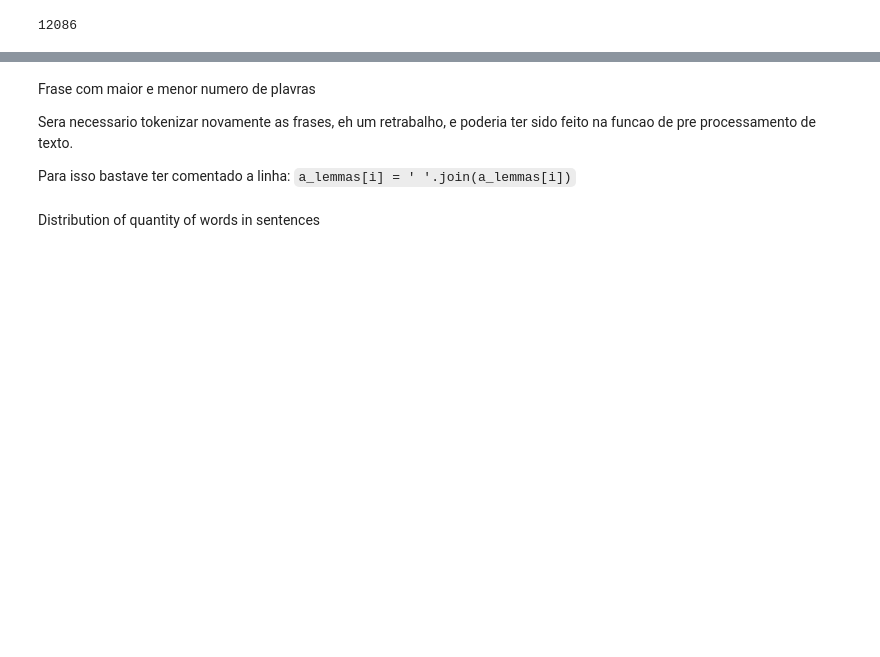
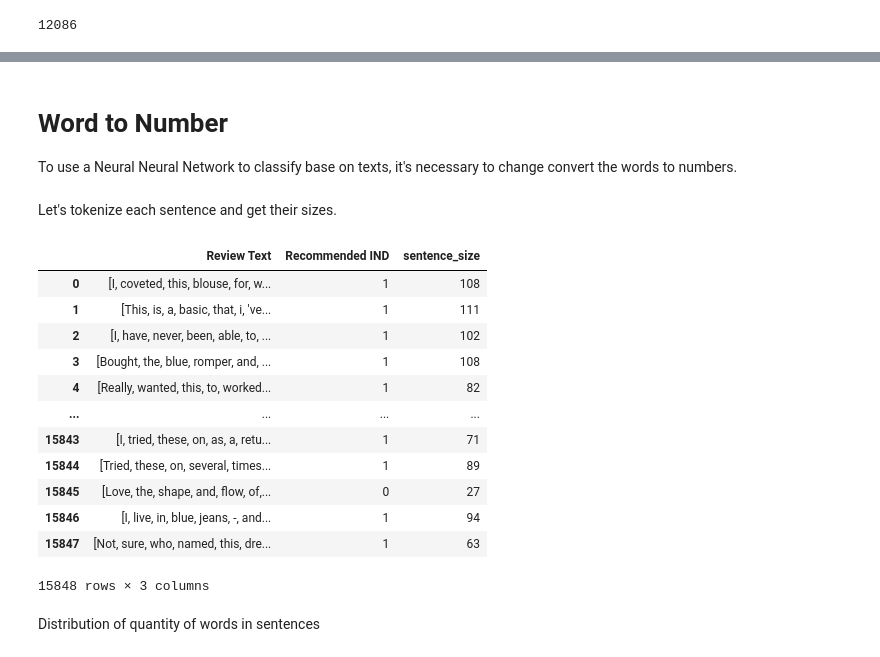
Before and after one commit to rtegao/Womens-Clothing-E-Commerce-Reviews, a Jupyter notebook: RNN/RNN_NLP.ipynb, the cells around one changed output, grey strips where cells are left out. Drawn from its saved outputs; the diff is of its cells as text; code cells hidden in the pictures; blank space fills up the shorter version.

Commit message:
Improving the documentation and explanation from all notebooks  and the README. The code of the RNN notebook has been improved too

```diff
--- a/RNN/RNN_NLP.ipynb
+++ b/RNN/RNN_NLP.ipynb
@@ -242,9 +141,9 @@ Explicar a necessidade de trocar as pavras por numeros
-# %% [markdown]
-Frase com maior e menor numero de plavras
-
-Sera necessario tokenizar novamente as frases, eh um retrabalho, e poderia ter sido feito na funcao de pre processamento de texto.
-
-Para isso bastave ter comentado a linha: `a_lemmas[i] = ' '.join(a_lemmas[i])`
+# %% [markdown]
+# Word to Number
+
+To use a Neural Neural Network to classify base on texts, it's necessary to change convert the words to numbers.
+# %% [markdown]
+Let's tokenize each sentence and get their sizes.
 # %%
 def tokenize_sentence(df,sentence_column):
   nlp = spacy.load('en_core_web_md')
@@ -261,3 +160,19 @@ test_review = tokenize_sentence(test_review,'Review Text')
+# %%
+train_review
+# %% [output]
+|  | Review Text | Recommended IND | sentence_size |
+| 0 | [I, coveted, this, blouse, for, w... | 1 | 108 |
+| 1 | [This, is, a, basic, that, i, 've... | 1 | 111 |
+| 2 | [I, have, never, been, able, to, ... | 1 | 102 |
+| 3 | [Bought, the, blue, romper, and, ... | 1 | 108 |
+| 4 | [Really, wanted, this, to, worked... | 1 | 82 |
+| ... | ... | ... | ... |
+| 15843 | [I, tried, these, on, as, a, retu... | 1 | 71 |
+| 15844 | [Tried, these, on, several, times... | 1 | 89 |
+| 15845 | [Love, the, shape, and, flow, of,... | 0 | 27 |
+| 15846 | [I, live, in, blue, jeans, -, and... | 1 | 94 |
+| 15847 | [Not, sure, who, named, this, dre... | 1 | 63 |
+15848 rows × 3 columns
 # %% [markdown]
 Distribution of quantity of words in sentences
 # %%
```
Also changed, not shown: parts of 36 cells of this notebook, 3 other files.
